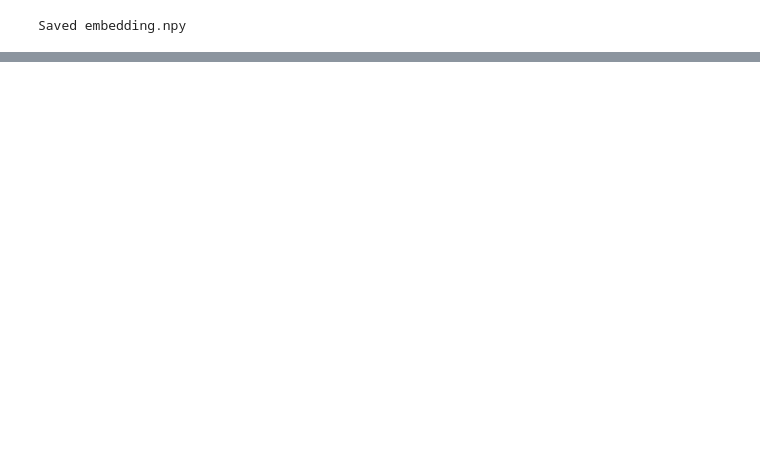
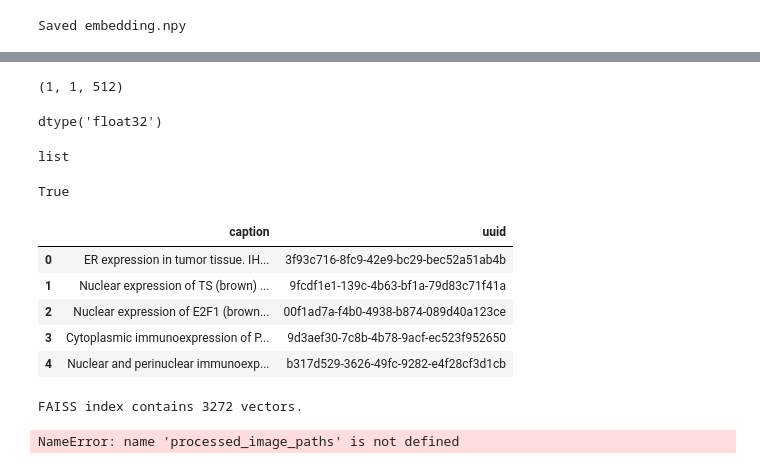
Before and after one commit to p1nkuu/CBIR-Image, a Jupyter notebook: VGG.ipynb, the cells around one changed output, grey strips where cells are left out. Drawn from its saved outputs; the diff is of its cells as text; code cells hidden in the pictures; blank space fills up the shorter version.

Commit message:
Add files via upload
An attempt at the full file of VGG embeddings for the pubmed set. Fell into issues with storage.

```diff
--- a/VGG.ipynb
+++ b/VGG.ipynb
@@ -63,0 +94,47 @@ Saved embedding.npy
+# %%
+temp.shape
+# %% [output]
+(1, 1, 512)
+# %%
+temp.dtype
+# %% [output]
+dtype('float32')
+# %%
+type (feature_embeddings)
+# %% [output]
+list
+# %%
+np.array_equal(np.array(feature_embeddings), temp)
+# %% [output]
+True
+# %%
+#loading the images and their captions, will be used for image retrieval
+
+
+# Define path for PubMed dataset
+pubmed_path = '/Users/aditibelle/Desktop/pubmed_set/captions.json'
+
+# Function to load JSON data into a DataFrame
+def load_captions(json_path):
+    with open(json_path, 'r') as file:
+        data = json.load(file)
+    # Convert to DataFrame and transpose for better readability
+    df = pd.DataFrame(data).T
+    return df
+
+# Load the PubMed dataset
+pubmed_df = load_captions(pubmed_path)
+
+# Retrieve the captions and UUIDs from the DataFrame
+pubmed_captions = pubmed_df['caption'].tolist()
+pubmed_uuids = pubmed_df['uuid'].tolist()
+
+# Display the first few entries
+pubmed_df.head()
+# %% [output]
+|  | caption | uuid |
+| 0 | ER expression in tumor tissue. IH... | 3f93c716-8fc9-42e9-bc29-bec52a51ab4b |
+| 1 | Nuclear expression of TS (brown) ... | 9fcdf1e1-139c-4b63-bf1a-79d83c71f41a |
+| 2 | Nuclear expression of E2F1 (brown... | 00f1ad7a-f4b0-4938-b874-089d40a123ce |
+| 3 | Cytoplasmic immunoexpression of P... | 9d3aef30-7c8b-4b78-9acf-ec523f952650 |
+| 4 | Nuclear and perinuclear immunoexp... | b317d529-3626-49fc-9282-e4f28cf3d1cb |
@@ -63,0 +150,25 @@ Saved embedding.npy
+# %%
+# Convert embeddings to NumPy array
+embeddings_np = feature_embeddings.numpy().astype('float32')
+
+# Normalize embeddings (if using cosine similarity)
+faiss.normalize_L2(embeddings_np)
+
+# Build FAISS index
+index = faiss.IndexFlatIP(embeddings_np.shape[1])  # Inner product for cosine similarity
+index.add(embeddings_np)
+
+print(f"FAISS index contains {index.ntotal} vectors.")
+# %% [output]
+FAISS index contains 3272 vectors.
+# %%
+# After generating embeddings
+# Convert embeddings to NumPy array
+embeddings_np = feature_embeddings.numpy().astype('float32')
+
+
+# Save the processed image paths and captions
+np.save('processed_image_paths.npy', processed_image_paths)
+np.save('processed_captions.npy', processed_captions)
+# %% [output]
+NameError: name 'processed_image_paths' is not defined
```
Also changed, not shown: parts of 6 cells of this notebook.
